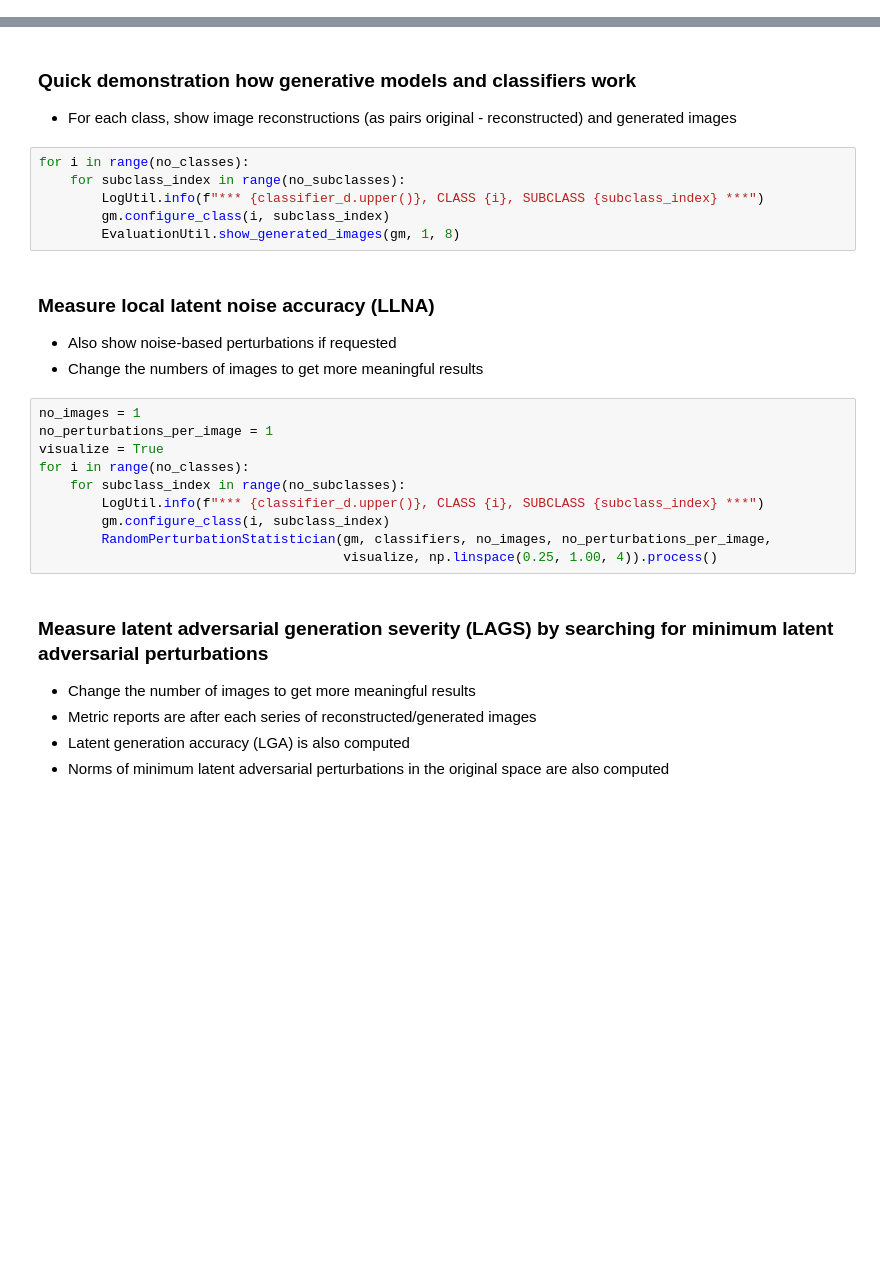
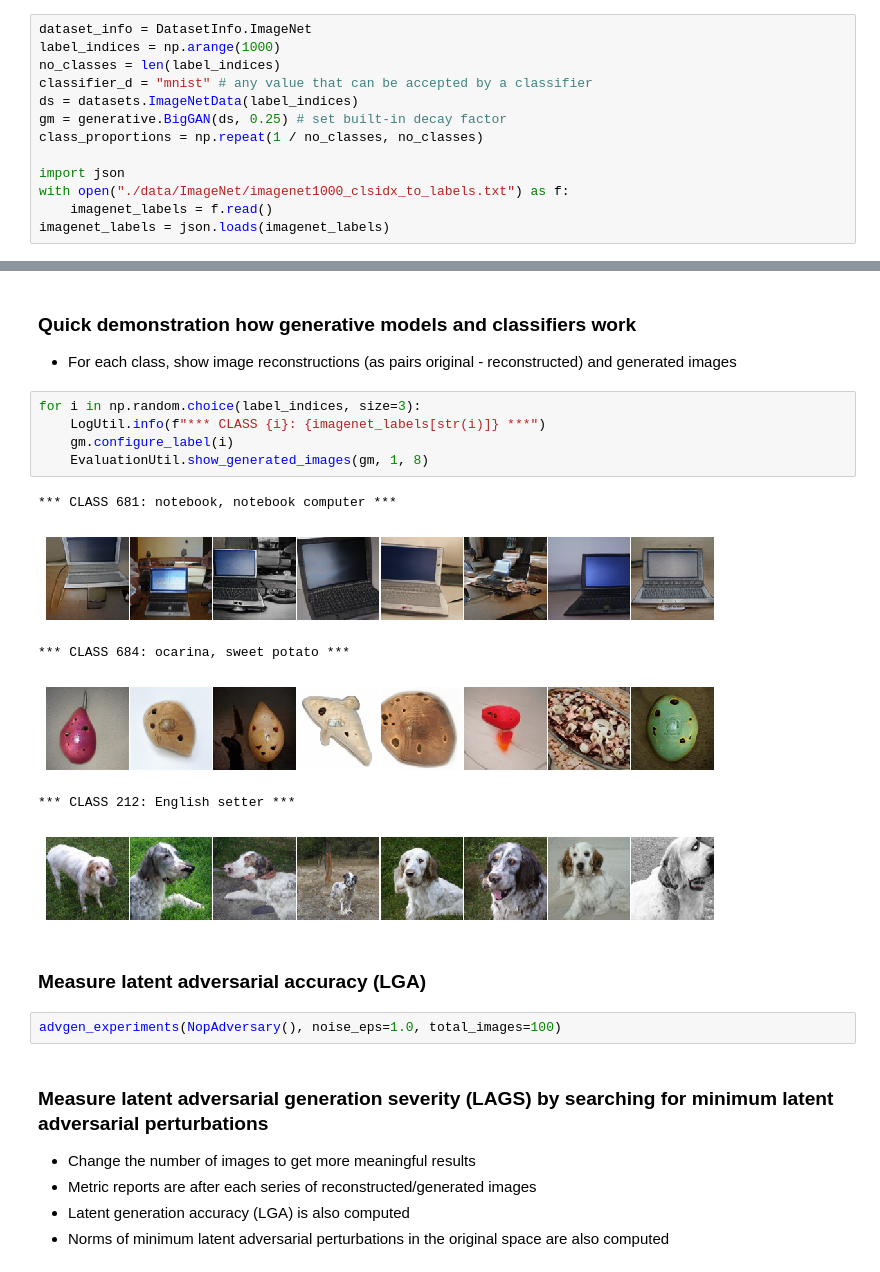
Before and after one commit to igor-buzhinsky/latent-space-nn-evaluation, a Jupyter notebook: Adversarial-ImageNet.ipynb, the cells around one changed output, grey strips where cells are left out. Cells and saved outputs as stored; diff of their text form; blank space fills up the shorter version.

Commit message:
Continuing work with ImageNet.

```diff
--- a/Adversarial-ImageNet.ipynb
+++ b/Adversarial-ImageNet.ipynb
@@ -51,0 +32,13 @@ def advgen_experiments(adversary: Adversary, noise_eps: float, total_no_images:
+# %%
+dataset_info = DatasetInfo.ImageNet
+label_indices = np.arange(1000)
+no_classes = len(label_indices)
+classifier_d = "mnist" # any value that can be accepted by a classifier
+ds = datasets.ImageNetData(label_indices)
+gm = generative.BigGAN(ds, 0.25) # set built-in decay factor
+class_proportions = np.repeat(1 / no_classes, no_classes)
+
+import json
+with open("./data/ImageNet/imagenet1000_clsidx_to_labels.txt") as f:
+    imagenet_labels = f.read()
+imagenet_labels = json.loads(imagenet_labels)
@@ -54,26 +130,21 @@ def advgen_experiments(adversary: Adversary, noise_eps: float, total_no_images:
 
 * For each class, show image reconstructions (as pairs original - reconstructed) and generated images
 # %%
-for i in range(no_classes):
-    for subclass_index in range(no_subclasses):
-        LogUtil.info(f"*** {classifier_d.upper()}, CLASS {i}, SUBCLASS {subclass_index} ***")
-        gm.configure_class(i, subclass_index)
-        EvaluationUtil.show_generated_images(gm, 1, 8)
+for i in np.random.choice(label_indices, size=3):
+    LogUtil.info(f"*** CLASS {i}: {imagenet_labels[str(i)]} ***")
+    gm.configure_label(i)
+    EvaluationUtil.show_generated_images(gm, 1, 8)
+# %% [output]
+*** CLASS 681: notebook, notebook computer ***
+[figure, added]
+*** CLASS 684: ocarina, sweet potato ***
+[figure, added]
+*** CLASS 212: English setter ***
+[figure, added]
-# %% [markdown]
-### Measure local latent noise accuracy (LLNA)
-
-* Also show noise-based perturbations if requested
-* Change the numbers of images to get more meaningful results
-# %%
-no_images = 1
-no_perturbations_per_image = 1
-visualize = True
-for i in range(no_classes):
-    for subclass_index in range(no_subclasses):
-        LogUtil.info(f"*** {classifier_d.upper()}, CLASS {i}, SUBCLASS {subclass_index} ***")
-        gm.configure_class(i, subclass_index)
-        RandomPerturbationStatistician(gm, classifiers, no_images, no_perturbations_per_image,
-                                       visualize, np.linspace(0.25, 1.00, 4)).process()
+# %% [markdown]
+### Measure latent adversarial accuracy (LGA)
+# %%
+advgen_experiments(NopAdversary(), noise_eps=1.0, total_images=100)
 # %% [markdown]
 ### Measure latent adversarial generation severity (LAGS) by searching for minimum latent adversarial perturbations
 
```
Also changed, not shown: parts of 8 cells of this notebook, 8 other files.
